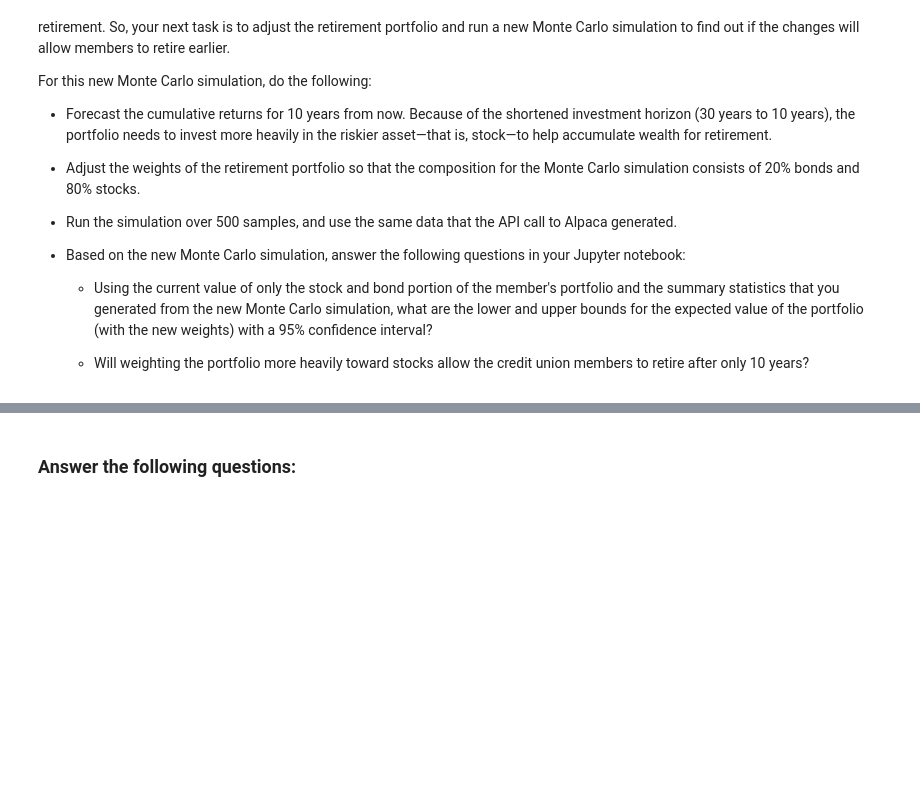
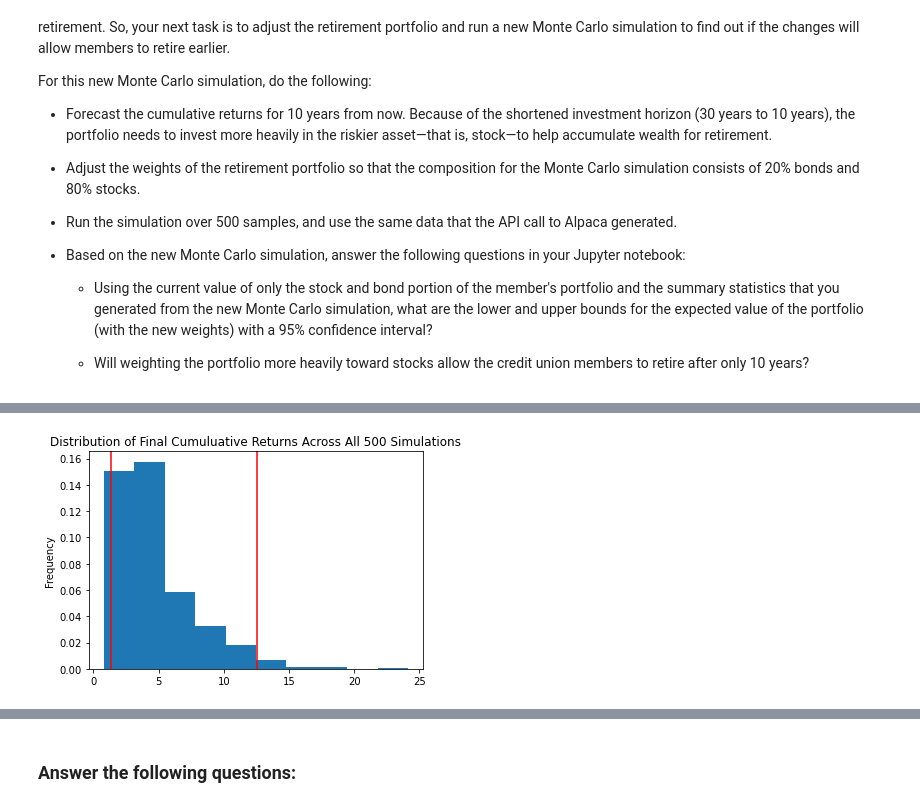
Before and after one commit to phodsman/Credit-Union-Member-Financial-Planner, a Jupyter notebook: financial_planning_tools.ipynb, the cells around one changed output, grey strips where cells are left out. Drawn from its saved outputs; the diff is of its cells as text; code cells hidden in the pictures; blank space fills up the shorter version.

```diff
--- a/financial_planning_tools.ipynb
+++ b/financial_planning_tools.ipynb
@@ -465,7 +509,9 @@ For this new Monte Carlo simulation, do the following:
 # %%
 # Visualize the probability distribution of the 10-year Monte Carlo simulation
 # by plotting a histogram
-# YOUR CODE HERE
+distribution_plot_tenyear_8020 = MC_tenyear_8020.plot_distribution()
+# %% [output]
+[figure, added]
 # %%
 # Generate summary statistics from the 10-year Monte Carlo simulation results
 # Save the results as a variable
```
Also changed, not shown: parts of 7 cells of this notebook.
